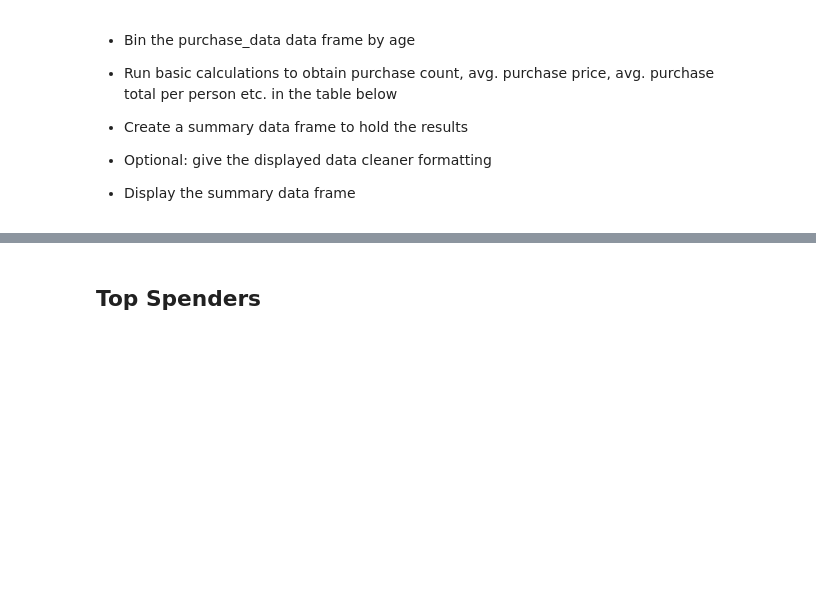
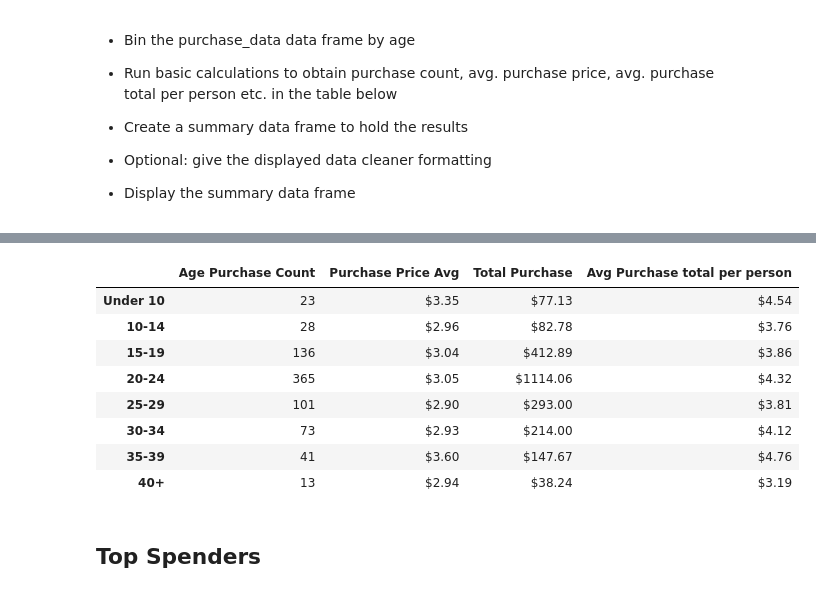
Before and after one commit to nhaile96/pandas_challengeHW, a Jupyter notebook: HeroesOfPyomoli/HeroesOfPymoli_starter.ipynb, the cells around one changed output, grey strips where cells are left out. Cells and saved outputs as stored; diff of their text form; code cells hidden in the pictures; blank space fills up the shorter version.

```diff
--- a/HeroesOfPyomoli/HeroesOfPymoli_starter.ipynb
+++ b/HeroesOfPyomoli/HeroesOfPymoli_starter.ipynb
@@ -158,0 +148,23 @@ purchase_analysis_df.style.format({"Average Purchase Total By Gender":"{:.2f}",
+# %%
+#create bins
+age_bins = [0, 9.9,14.9,19.9,24.9,29.9,34.9,39.9,9999]
+groups = ["Under 10", "10-14","15-19","20-24","25-29","30-34","35-39","40+"]
+
+#label age groups of users in purchase data
+purchase_data["Age Group"]=pd.cut(purchase_data["Age"], age_bins, labels=groups)
+purchase_data
+
+#group Age Group column to get more age data
+age_group= purchase_data.groupby("Age Group")
+
+#count players by age group
+age_count = age_group["SN"].nunique()
+
+#percentage by group
+age_percent = (age_count/total_players)* 100
+
+#data frame for variables
+age_demodf= pd.DataFrame({"Percentage": age_percent, "Total Count": age_count})
+
+age_demodf.index.name = None
+age_demodf.style.format({"Percentage":"{:.2f}"})
@@ -187,3 +197,34 @@ purchase_analysis_df.style.format({"Average Purchase Total By Gender":"{:.2f}",
+# %%
+#age purchase counte
+age_purchase_count = age_group["Purchase ID"].count()
+#price avg
+age_price_avg = age_group["Price"].mean()
+#age total purchase
+total_age_value = age_group["Price"].sum()
+#avg purchase total per person
+avg_total_person = total_age_value / age_count
+
+#data frame of variables
+age_analysisdf = pd.DataFrame({"Age Purchase Count":age_purchase_count,
+                               "Purchase Price Avg": age_price_avg,
+                                "Total Purchase": total_age_value,
+                               "Avg Purchase total per person": avg_total_person})
+#customize data to make information more clear
+age_analysisdf.index.name = None
+age_analysisdf.style.format({
+                            "Purchase Price Avg":"${:.2f}",
+                            "Total Purchase":"${:.2f}",
+                            "Avg Purchase total per person":"${:.2f}"})
+# %% [output]
+|  | Age Purchase Count | Purchase Price Avg | Total Purchase | Avg Purchase total per person |
+| Under 10 | 23 | $3.35 | $77.13 | $4.54 |
+| 10-14 | 28 | $2.96 | $82.78 | $3.76 |
+| 15-19 | 136 | $3.04 | $412.89 | $3.86 |
+| 20-24 | 365 | $3.05 | $1114.06 | $4.32 |
+| 25-29 | 101 | $2.90 | $293.00 | $3.81 |
+| 30-34 | 73 | $2.93 | $214.00 | $4.12 |
+| 35-39 | 41 | $3.60 | $147.67 | $4.76 |
+| 40+ | 13 | $2.94 | $38.24 | $3.19 |
 # %% [markdown]
 ## Top Spenders
 # %% [markdown]
```
Also changed, not shown: parts of 8 cells of this notebook.
